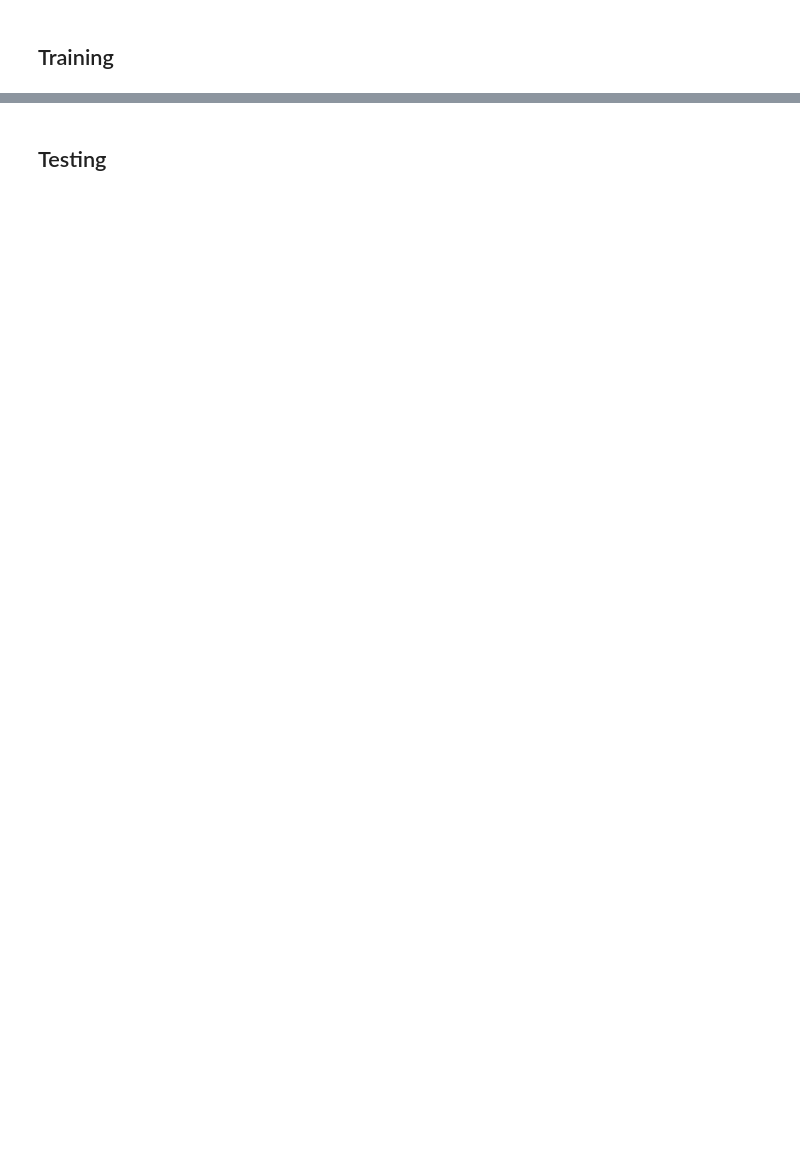
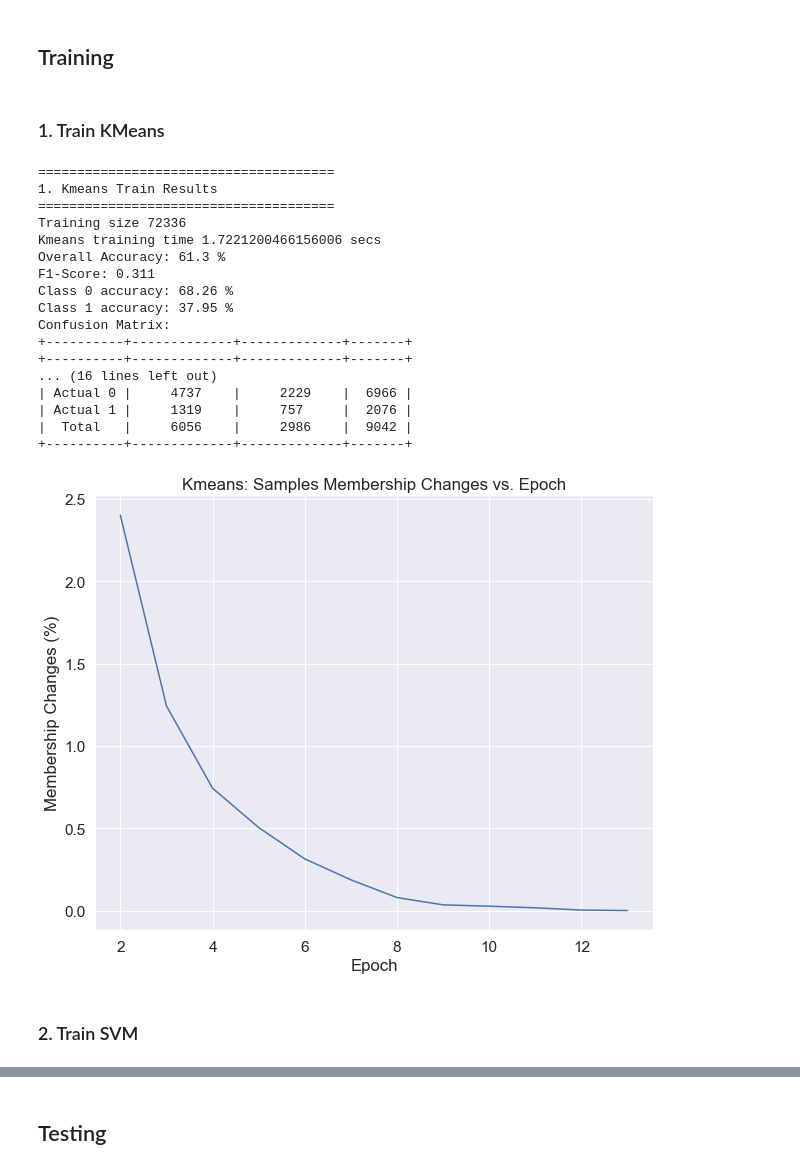
Before and after one commit to UTK-ML-Dream-Team/accident-severity-prediction, a Jupyter notebook: main.ipynb, the cells around one changed output, grey strips where cells are left out. Cells and saved outputs as stored; diff of their text form; code cells hidden in the pictures; blank space fills up the shorter version.

Commit message:
Implement Kmeans and SVM

```diff
--- a/main.ipynb
+++ b/main.ipynb
@@ -318,4 +395,4 @@ X_raw = pd.concat([accidents_df_russ, accidents_df_sanjeev, accidents_df_infra],
 print('X_raw: Number of missing rows by column', '\n', X_raw.isnull().sum())
 
 # Standardize, Encode, Extract and Split Train/Test
-X_train, X_test, y_train, y_test = encode_std_extract_split(X_raw)
+X_train, X_val, X_test, y_train, y_val, y_test = encode_std_extract_split(X_raw)
@@ -326,6 +425,7 @@ X_train, X_test, y_train, y_test = encode_std_extract_split(X_raw)
 
 # Create a copy of the dfs
 X_train_PCA = X_train.copy()
+X_val_PCA = X_val.copy()
 X_test_PCA = X_test.copy()
 
 # Retrieve Numerical Columns
@@ -338,6 +438,7 @@ print(X_train_PCA[numerical_cols].isna().sum())
 
 # Export to Numpy
 X_train_PCA_np = X_train_PCA[numerical_cols].to_numpy()
+X_val_PCA_np = X_val_PCA[numerical_cols].to_numpy()
 X_test_PCA_np = X_test_PCA[numerical_cols].to_numpy()
 print("\nType of exported Numpy array: ", X_train_PCA_np.dtype)
 
@@ -345,16 +446,19 @@ print("\nType of exported Numpy array: ", X_train_PCA_np.dtype)
 pca = pre.PCA()
 pca.fit(data=X_train_PCA_np, max_error=0.01)
 X_train_PCA_np = pca.transform(data=X_train_PCA_np)
+X_val_PCA_np = pca.transform(data=X_val_PCA_np)
 X_test_PCA_np = pca.transform(data=X_test_PCA_np)
 
 # Drop the reduces columns from DF
 X_train_PCA = X_train_PCA.drop(numerical_cols, axis=1)
+X_val_PCA = X_val_PCA.drop(numerical_cols, axis=1)
 X_test_PCA = X_test_PCA.drop(numerical_cols, axis=1)
 
 # Add the new (reduced) columns to the Dataframe
 num_new_cols = X_train_PCA_np.shape[1]
 new_col_names = [f"PCA_{ind}" for ind in range(num_new_cols)]
 X_train_PCA[new_col_names] = X_train_PCA_np
+X_val_PCA[new_col_names] = X_val_PCA_np
 X_test_PCA[new_col_names] = X_test_PCA_np
 
 # Print New columns
@@ -418,2 +607,48 @@ for case in ("euclidean", "mahalanobis", "quadratic"):
 # %% [markdown]
 ## Training
+# %% [markdown]
+### 1. Train KMeans
+# %%
+start_time = time()
+km = models.kmeans(X_train_PCA_TVT, dist='cosine')
+km.fit()
+train_time = time() - start_time
+
+
+print("======================================")
+print(f"\033[1m1. Kmeans Train Results \033[0m")
+print("======================================")
+print(f"Training size {X_train_PCA_TVT.shape[0]}")
+print(f"Kmeans training time {train_time} secs")
+y_pred = km.predict(X_train_PCA_TVT, y_train)
+models.kmeans.classification_report(y_train, y_pred)
+
+print(" ")
+print("======================================")
+print(f"\033[1m2. Kmeans Validation Results \033[0m")
+print("======================================")
+print(f"Validation size {X_val_PCA_TVT.shape[0]}")
+y_pred = km.predict(X_val_PCA_TVT, y_val)
+models.kmeans.classification_report(y_val, y_pred)
+km.plot_membership_switches()
+# %% [output]
+======================================
+1. Kmeans Train Results
+======================================
+Training size 72336
+Kmeans training time 1.7221200466156006 secs
+Overall Accuracy: 61.3 %
+F1-Score: 0.311
+Class 0 accuracy: 68.26 %
+Class 1 accuracy: 37.95 %
+Confusion Matrix:
++----------+-------------+-------------+-------+
++----------+-------------+-------------+-------+
+... (16 lines left out)
+| Actual 0 |     4737    |     2229    |  6966 |
+| Actual 1 |     1319    |     757     |  2076 |
+|  Total   |     6056    |     2986    |  9042 |
++----------+-------------+-------------+-------+
+[figure, added]
+# %% [markdown]
+### 2. Train SVM
```
Also changed, not shown: parts of 20 cells of this notebook, 2 other files.
